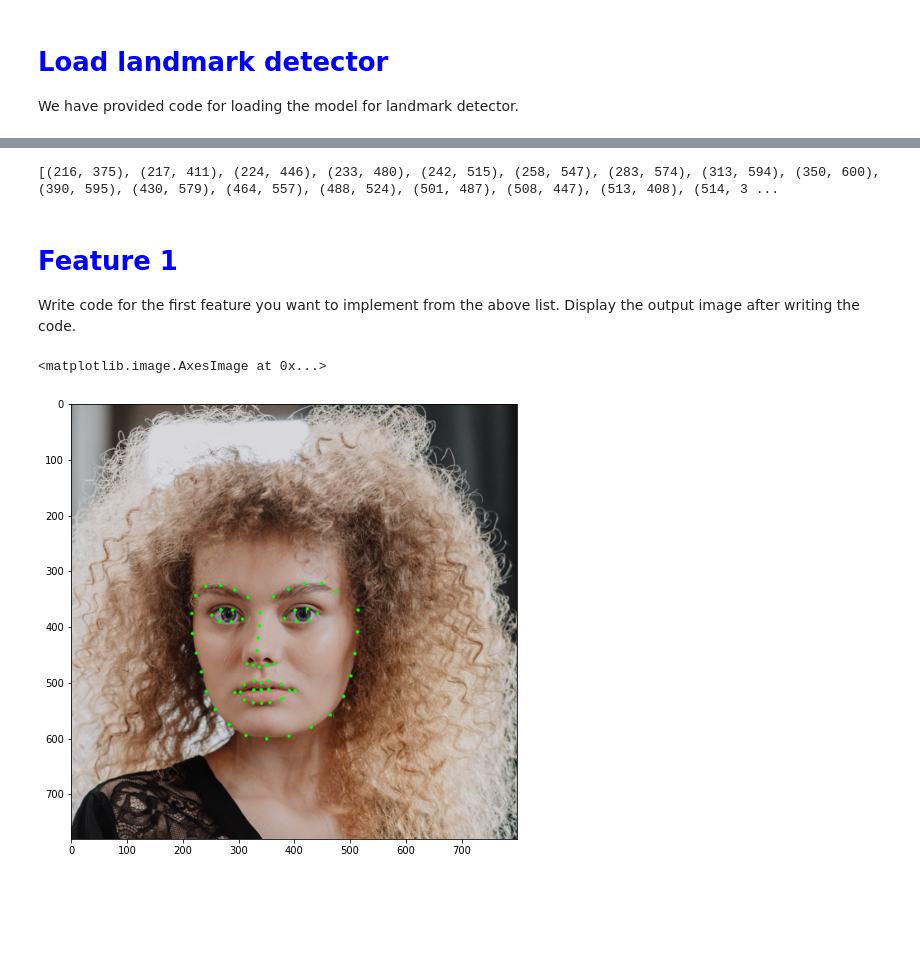
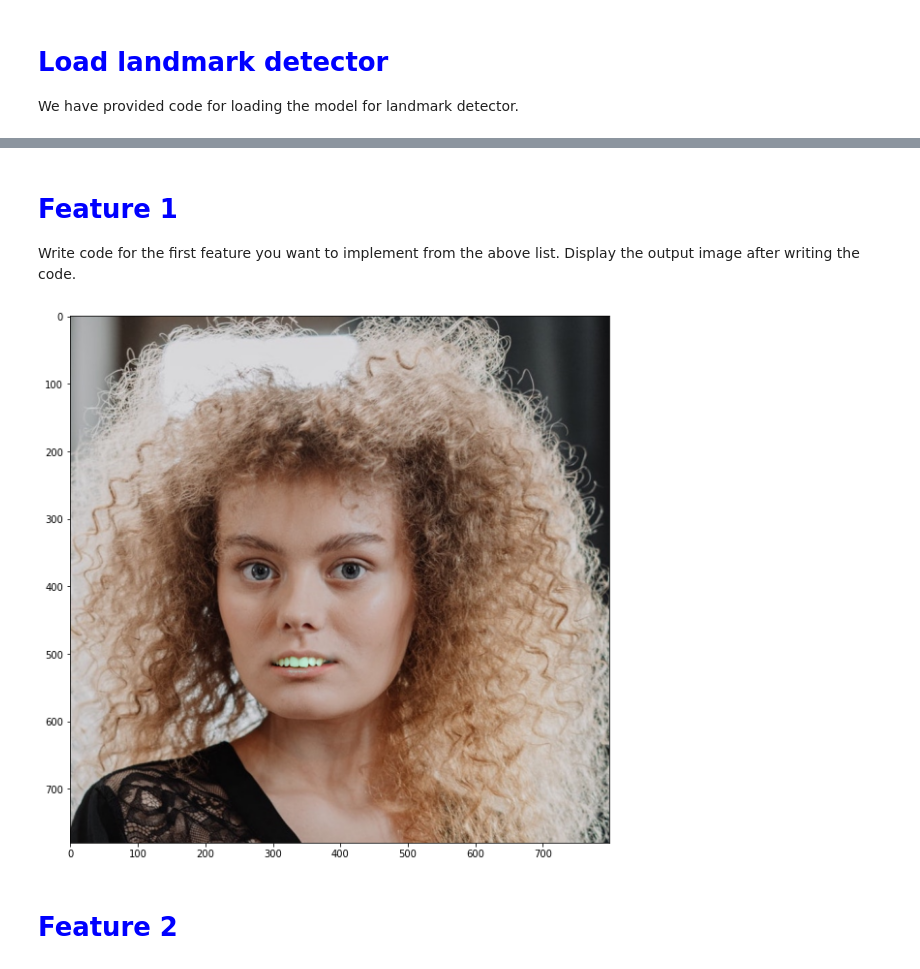
Before and after one commit to vince-CV/cv-facial-landmarks-applications, a Jupyter notebook: Virtual Makeup/virtual-makeup.ipynb, the cells around one changed output, grey strips where cells are left out. Drawn from its saved outputs; the diff is of its cells as text; code cells hidden in the pictures; blank space fills up the shorter version.

```diff
--- a/Virtual Makeup/virtual-makeup.ipynb
+++ b/Virtual Makeup/virtual-makeup.ipynb
@@ -70,15 +54,66 @@ We are providing code for calculating the landmarks in this section. So that you
-# %%
-points = fbc.getLandmarks(faceDetector, landmarkDetector, imDlib)
-print(points)
-# %% [output]
-[(216, 375), (217, 411), (224, 446), (233, 480), (242, 515), (258, 547), (283, 574), (313, 594), (350, 600), (390, 595), (430, 579), (464, 557), (488, 524), (501, 487), (508, 447), (513, 408), (514, 3 ...
 # %% [markdown]
 # <font color="blue">Feature 1</font>
 Write code for the first feature you want to implement from the above list. Display the output image after writing the code.
-# %%
-for point in points:
-    cv2.circle(imDlib, point, 3, (0, 255, 0), -1)
-plt.imshow(imDlib)
-# %% [output]
-<matplotlib.image.AxesImage at 0x...>
-[figure, removed]
+# %%
+im_1 = cv2.imread("smiling.jpg")
+im_2 = cv2.imread("girl-no-makeup.jpg" )
+
+imDlib_1 = cv2.cvtColor(im_1, cv2.COLOR_BGR2RGB)
+imDlib_2 = cv2.cvtColor(im_2, cv2.COLOR_BGR2RGB)
+im_Warped = np.copy(imDlib_2)
+
+points_1 = fbc.getLandmarks(faceDetector, landmarkDetector, imDlib_1)
+points_2 = fbc.getLandmarks(faceDetector, landmarkDetector, imDlib_2)
+
+selectedIndex = [48, 49, 50, 51, 52, 53, 54, 55, 56, 57, 58, 59]
+
+# Find convex hull
+hull1 = []
+hull2 = []
+
+for p in selectedIndex:
+    hull1.append(points_1[p])
+    hull2.append(points_2[p])
+    #cv2.circle(imDlib_1, points_1[p], 3, (0, 255, 0), -1)
+    #cv2.circle(imDlib_2, points_2[p], 3, (0, 255, 0), -1)
+
+
+# find delanauy traingulation for convex hull points
+im2_size = im_2.shape
+rect = (0, 0, im2_size[1], im2_size[0])
+
+dt = fbc.calculateDelaunayTriangles(rect, hull2)
+
+# apply affine transformation to Delaunay triangles
+for i in range(0, len(dt)):
+    t1 = []
+    t2 = []
+    # get points for img1, img2 corresponding to the triangles
+    for j in range(0, 3):
+        t1.append(hull1[dt[i][j]])
+        t2.append(hull2[dt[i][j]])
+    fbc.warpTriangle(imDlib_1, im_Warped, t1, t2)
+
+# Calculate Mask for Seamless cloning
+hull8U = []
+for i in range(0, len(hull2)):
+    hull8U.append((hull2[i][0], hull2[i][1]))
+
+mask = np.zeros(imDlib_2.shape, dtype=imDlib_2.dtype)
+cv2.fillConvexPoly(mask, np.int32(hull8U), (255, 255, 255))
+
+# find center of the mask to be cloned with the destination image
+r = cv2.boundingRect(np.float32([hull2]))
+center = ((r[0]+int(r[2]/2), r[1]+int(r[3]/2)))
+
+# Clone seamlessly.
+output = cv2.seamlessClone(np.uint8(im_Warped), imDlib_2, mask, center, cv2.NORMAL_CLONE)
+
+
+plt.figure(figsize = (20, 10))
+plt.imshow(output)
+plt.show()
+# %% [output]
+[figure, added]
+# %% [markdown]
+# <font color="blue">Feature 2</font>
```
Also changed, not shown: parts of 11 cells of this notebook.
